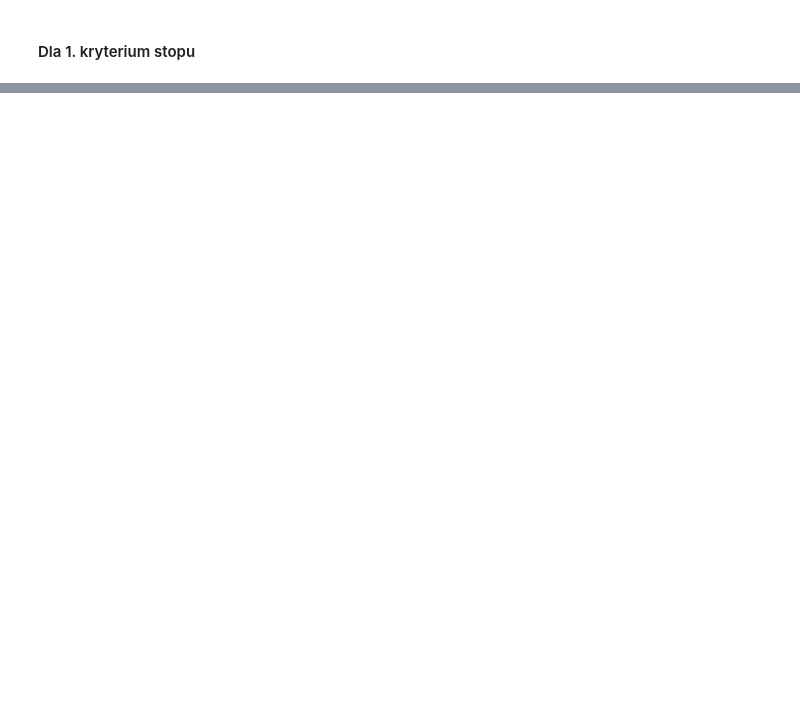
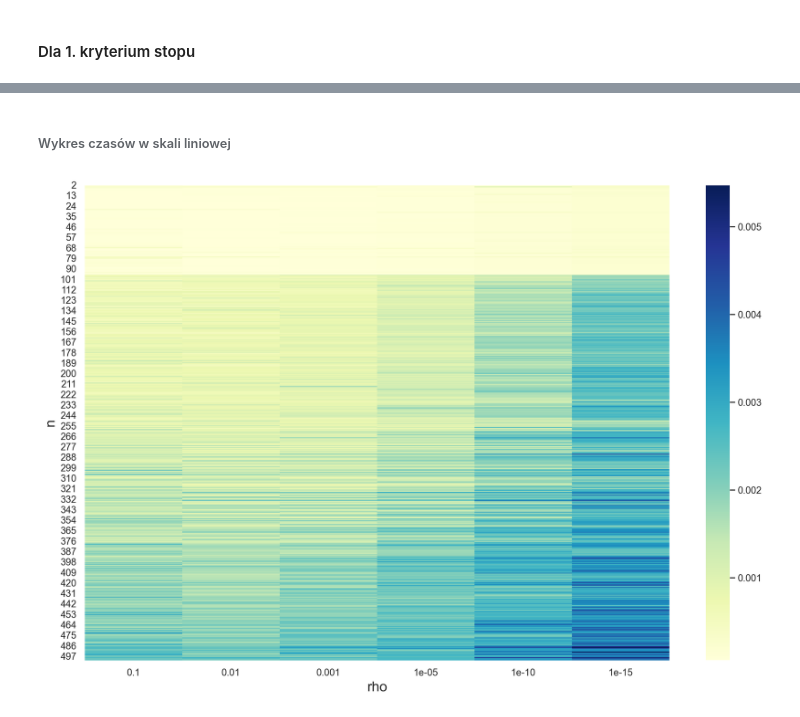
Before and after one commit to MatiPl01/Metody-Obliczeniowe-w-Nauce-i-Technice, a Jupyter notebook: 10. Laboratorium/MOwNiT - Rozwiązywanie układów równań liniowych metodami iteracyjnymi.ipynb, the cells around one changed output, grey strips where cells are left out. Drawn from its saved outputs; the diff is of its cells as text; code cells hidden in the pictures; blank space fills up the shorter version.

```diff
--- a/10. Laboratorium/MOwNiT - Rozwiązywanie układów równań liniowych metodami iteracyjnymi.ipynb
+++ b/10. Laboratorium/MOwNiT - Rozwiązywanie układów równań liniowych metodami iteracyjnymi.ipynb
@@ -483,0 +475,3 @@ results[1_000]['errors']
+# %%
+df_times1 = results1['times']
+df_times1
@@ -483,0 +514,6 @@ results[1_000]['errors']
+# %% [markdown]
+###### Wykres czasów w skali liniowej
+# %%
+show_heatmap(df_times1, xlabel='rho', ylabel='n', annot=False)
+# %% [output]
+[figure, added]
```
Also changed, not shown: parts of 107 cells of this notebook, 8 other files.
